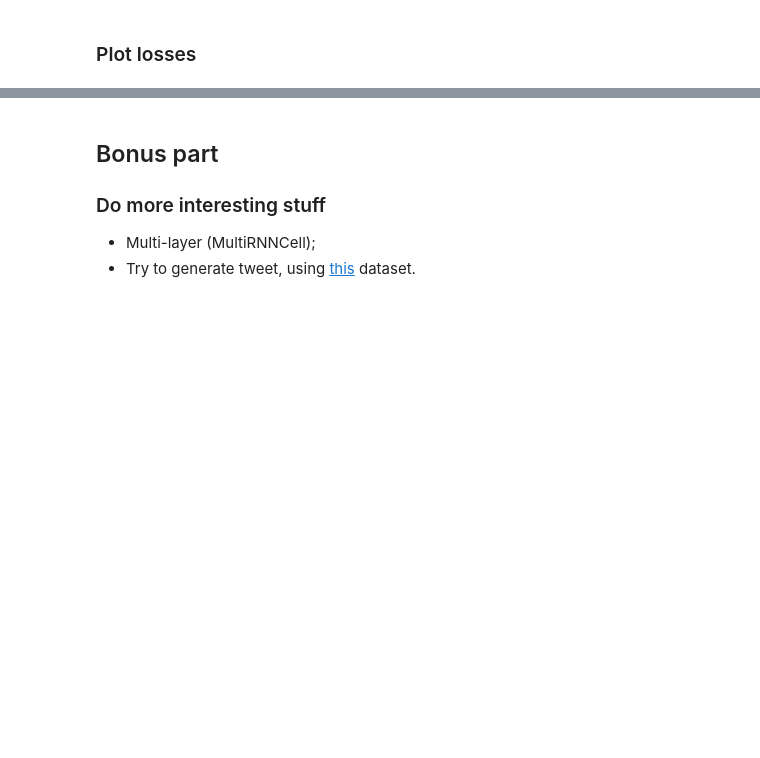
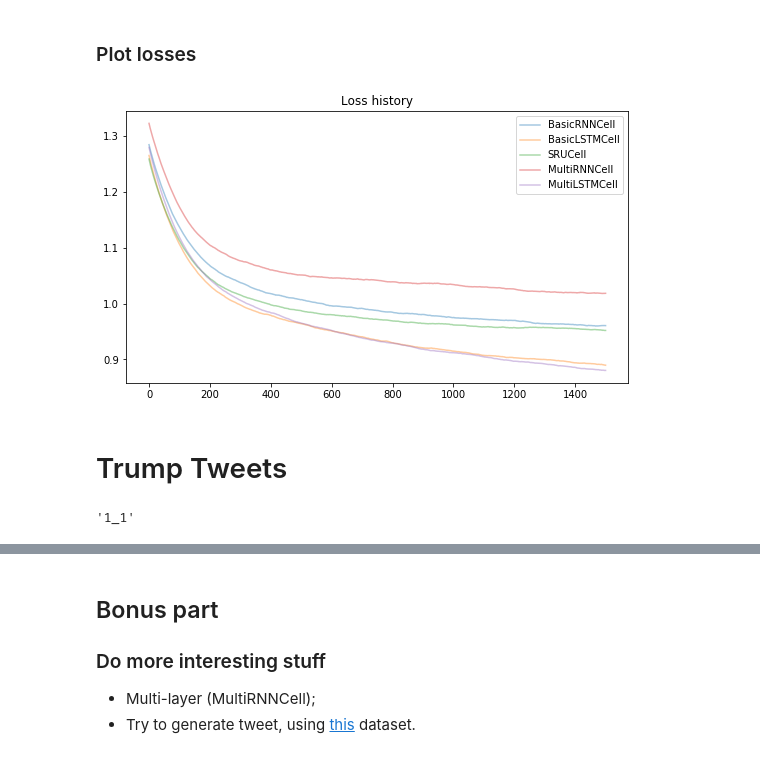
Before and after one commit to DmitryZheglov/code, a Jupyter notebook: Python/nlp_mipt/seminar_06/RNN_intro.ipynb, the cells around one changed output, grey strips where cells are left out. Saved outputs shown, nothing was run; the diff lists cells and outputs as text; code cells hidden in the pictures; blank space fills up the shorter version.

```diff
--- a/Python/nlp_mipt/seminar_06/RNN_intro.ipynb
+++ b/Python/nlp_mipt/seminar_06/RNN_intro.ipynb
@@ -491,27 +569,36 @@ class MyLittleNetwork:
                  embedding_size = 8,
                  cell_class = tf.contrib.rnn.BasicRNNCell,
                  cell_params_dict = {'num_units': 60, 'activation':tf.tanh},
-                 vocabulary_size = len(tokens)):
+                 vocabulary_size = len(tokens), multi = False, n_layers = 3):
 
         self.scope_name = scope_name
 
         with tf.variable_scope(self.scope_name):
 
             #################### PLACE FOR YOUR CODE  BELOW #########################
+            #X = tf.placeholder(tf.int32, [None, None], name= 'X')
+            #y = tf.placeholder(tf.int32, [None, None], name = 'y')
+            #lengths = tf.placeholder(tf.int32, [None], name = 'lengths')
+            #learning_rate_ph = tf.placeholder(dtype=tf.float32, shape=[])
+
 
             self._X = tf.placeholder(tf.int32, [None, None], name= 'X')
             self._y = tf.placeholder(tf.int32, [None, None], name = 'y')
             self._lengths = tf.placeholder(tf.int32, [None], name = 'lengths')
             self._learning_rate_ph = tf.placeholder(dtype=tf.float32, shape=[], name = 'learning_rate_ph')
 
-            self._embedding_mtx = <create matrix of embeddings>
-            embed = < embed the input sequence >
+            self._embedding_mtx = tf.get_variable(name='embeddings', shape=[vocabulary_size, embedding_size])#<create matrix of embeddings>
+            embed = tf.nn.embedding_lookup(self._embedding_mtx, self._X)#< embed the input sequence >
 
-            self._cell = cell_class(**cell_params_dict)
-
-            rnn_outputs, states = tf.nn.dynamic_rnn(< choose params >)
-            self._pred_logits = < make logits >
-            labels_one_hot = < create one_hot for targets self._y >
+            if multi == False:
+                self._cell = cell_class(**cell_params_dict)
+            else:
+                layers = [cell_class(**cell_params_dict) for layer in range(n_layers)]
+                self._cell = tf.contrib.rnn.MultiRNNCell(layers)
+            rnn_outputs, states = tf.nn.dynamic_rnn(cell=self._cell, inputs=embed,
+                                        sequence_length=self._lengths, dtype=tf.float32)
+            self._pred_logits = tf.layers.dense(inputs=rnn_outputs, units=vocabulary_size, name='output_projection')#< make logits >
+            labels_one_hot = tf.one_hot(self._y, depth=vocabulary_size, dtype=tf.float32)#< create one_hot for targets self._y >
 
             ##################### END OF YOUR TASK HERE ##############################
 
@@ -523,8 +610,7 @@ class MyLittleNetwork:
 
             self._pred_probas = tf.nn.softmax(self._pred_logits, name='pred_probas')
 
-            self._train_op = tf.train.AdamOptimizer(self._learning_rate_ph).
-                                                minimize(self._loss, name='train_op')
+            self._train_op = tf.train.AdamOptimizer(self._learning_rate_ph).minimize(self._loss, name='train_op')
 
     def generate_sample(self, seed_phrase=None, N=MAX_LEN, n_snippets=1):
         """
@@ -556,6 +642,8 @@ class MyLittleNetwork:
                 snippets.append(snippet.strip().capitalize())
         return snippets
 
+
+
     def train(self, n_epochs=10, batches_per_epoch = 500, batch_size = 10, lr = 1e-2):
 
         losses = []
@@ -732,9 +899,15 @@ class SRUCell(RNNCell):
 
             # just to clarify
             # c_prev = state
-            <write code to compute f, r, c>
 
-            hidden_state = <compute hidden here>
+            X_hat = tf.matmul(projected_inputs, self.W)
+            f = tf.sigmoid(tf.matmul(projected_inputs, self.Wf) + self.bf)
+            r = tf.sigmoid(tf.matmul(projected_inputs, self.Wr) + self.br)
+            c = f * state + (1 - f) * X_hat
+
+            #<write code to compute f, r, c>
+
+            hidden_state = r * self._activation(c) + (1 - r) * projected_inputs#<compute hidden here>
 
             return hidden_state, c
 
@@ -772,9 +1067,15 @@ def running_mean(x, N=1000):
 # %%
 plt.figure(figsize=(9, 5))
 plt.plot(running_mean(loss_hist_basic_rnn), label='BasicRNNCell', alpha=0.4)
 plt.plot(running_mean(loss_hist_basic_lstm), label='BasicLSTMCell', alpha=0.4)
 plt.plot(running_mean(sru_loss_history), label='SRUCell', alpha=0.4)
+plt.plot(running_mean(loss_hist_multi_rnn), label='MultiRNNCell', alpha=0.4)
+plt.plot(running_mean(loss_hist_multi_lstm), label='MultiLSTMCell', alpha=0.4)
 
 plt.title("Loss history")
 plt.legend()
 plt.show()
+# %% [output]
+[figure, added]
+# %% [markdown]
+# Trump Tweets
@@ -780,0 +1084,4 @@ plt.show()
+# %%
+'1 1'.replace(' ', '_')
+# %% [output]
+'1_1'
```
Also changed, not shown: parts of 50 cells of this notebook.
